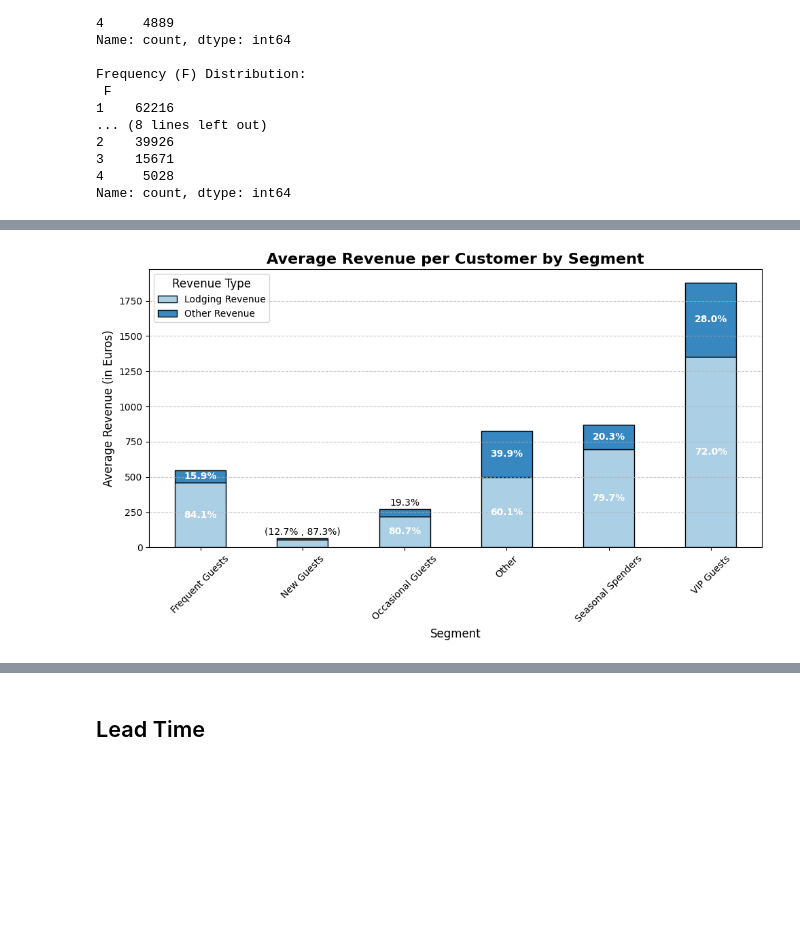
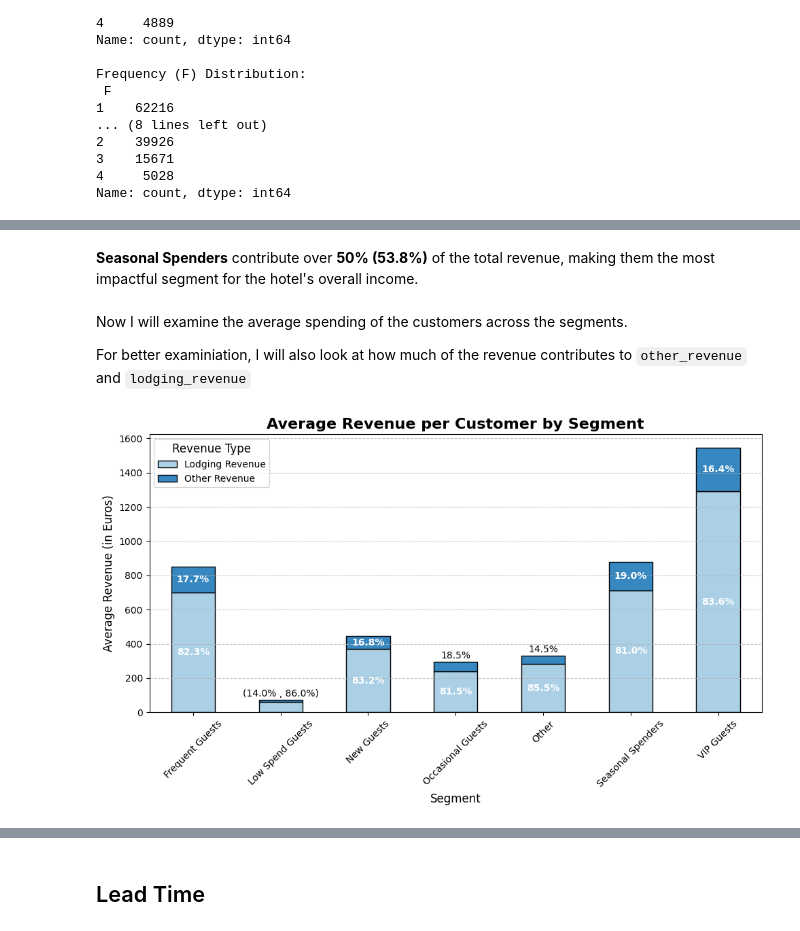
Before and after one commit to charJin/hotel-analysis, a Jupyter notebook: Notebooks/Hotel Customer and Revenue Analysis.ipynb, the cells around one changed output, grey strips where cells are left out. Drawn from its saved outputs; the diff is of its cells as text; code cells hidden in the pictures; blank space fills up the shorter version.

```diff
--- a/Notebooks/Hotel Customer and Revenue Analysis.ipynb
+++ b/Notebooks/Hotel Customer and Revenue Analysis.ipynb
@@ -446,0 +464,33 @@ Name: count, dtype: int64
+# %%
+segment_revenue = hotel_df.groupby('segment')[['lodging_revenue', 'other_revenue']].sum()
+
+segment_revenue['total_revenue'] = segment_revenue['lodging_revenue'] + segment_revenue['other_revenue']
+total_revenue_sum = segment_revenue['total_revenue'].sum()
+segment_revenue['total_revenue_percentage'] = (segment_revenue['total_revenue'] / total_revenue_sum) * 100
+
+color_palette = sns.color_palette("Blues", n_colors=1)
+
+ax = segment_revenue['total_revenue_percentage'].plot(
+    kind='bar',
+    figsize=(10, 6),
+    color=color_palette,
+    edgecolor='black'
+)
+
+# Add percentage labels on top of each bar
+for i, percentage in enumerate(segment_revenue['total_revenue_percentage']):
+    ax.text(i, percentage + 1,  # Position label slightly above the bar
+            f'{percentage:.1f}%', ha='center', va='bottom', color='black', fontsize=10, fontweight='bold')
+
+# Extra space above bars
+max_percentage = segment_revenue['total_revenue_percentage'].max()
+plt.ylim(0, max_percentage + 10)
+
+# Plot title and labels
+plt.title('Total Revenue Contribution by RFM Segment', fontsize=16, weight='bold')
+plt.xlabel('Segment', fontsize=12)
+plt.ylabel('Percentage of Total Revenue', fontsize=12)
+plt.xticks(rotation=45, fontsize=10)
+plt.grid(axis='y', linestyle='--', alpha=0.7)
+plt.tight_layout()
+plt.show()
@@ -447,18 +499,19 @@ Name: count, dtype: int64
+# %% [markdown]
+**Seasonal Spenders** contribute over **50% (53.8%)** of the total revenue, making them the most impactful segment for the hotel's overall income.
+# %% [markdown]
+Now I will examine the average spending of the customers across the segments.
+
+For better examiniation, I will also look at how much of the revenue contributes to `other_revenue` and `lodging_revenue`
 # %%
-hotel_df = hotel_df.merge(rfm[['id', 'segment']], on='id', how='left')
-
-customer_counts = hotel_df['segment'].value_counts()
-# Normalize revenue by dividing by customer count
-segment_revenue['customers'] = customer_counts
+segment_revenue['customers'] = hotel_df['segment'].value_counts()
 segment_revenue['avg_lodging_revenue'] = segment_revenue['lodging_revenue'] / segment_revenue['customers']
 segment_revenue['avg_other_revenue'] = segment_revenue['other_revenue'] / segment_revenue['customers']
 
-# Percentages
 total_revenue = segment_revenue['avg_lodging_revenue'] + segment_revenue['avg_other_revenue']
 lodging_percentage = (segment_revenue['avg_lodging_revenue'] / total_revenue) * 100
 other_percentage = (segment_revenue['avg_other_revenue'] / total_revenue) * 100
 
-# Absolute value threshold for annotations
+# Value threshold for annotations
 value_threshold = 70
 bar_spacing = 8
 
@@ -479,31 +532,31 @@ for i, (lodging_value, other_value, lodging, other) in enumerate(zip(
 )):
     # Total bar height
     total_height = lodging_value + other_value
 
     if lodging_value >= value_threshold:
         ax.text(i, lodging_value / 2,  # Inside the bar
                 f'{lodging:.1f}%', ha='center', va='center', color='white', fontsize=10, fontweight='bold')
 
     if lodging_value < value_threshold and other_value < value_threshold:
         ax.text(i, total_height + bar_spacing,  # Extra spacing for small bars
                 f'({other:.1f}% , {lodging:.1f}%)', ha='center', va='bottom', color='black', fontsize=10)
     elif other_value >= value_threshold:
         ax.text(i, lodging_value + (other_value / 2),  # Inside the bar
                 f'{other:.1f}%', ha='center', va='center', color='white', fontsize=10, fontweight='bold')
     else:
         # Place outside with standard spacing
         ax.text(i, total_height + bar_spacing,
                 f'{other:.1f}%', ha='center', va='bottom', color='black', fontsize=10)
 
 
 
 plt.title('Average Revenue per Customer by Segment', fontsize=16, weight='bold')
 plt.xlabel('Segment', fontsize=12)
 plt.ylabel('Average Revenue (in Euros)', fontsize=12)
 plt.xticks(rotation=45, fontsize=10)
 plt.legend(title='Revenue Type', labels=['Lodging Revenue', 'Other Revenue'], fontsize=10, title_fontsize=12)
 plt.grid(axis='y', linestyle='--', alpha=0.7)
 plt.tight_layout()
 plt.show()
 # %% [output]
-[figure, old version]
+[figure, new version]
```
Also changed, not shown: parts of 26 cells of this notebook, 1 other file.
